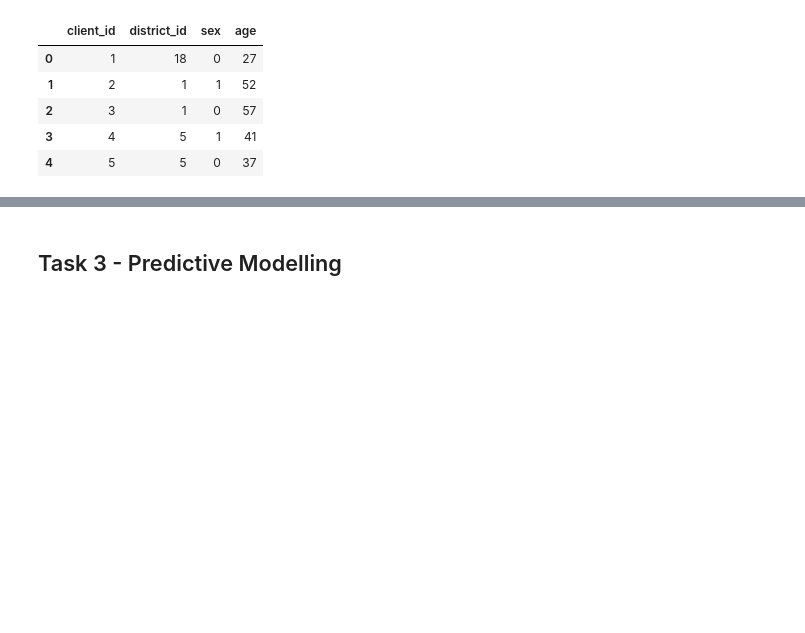
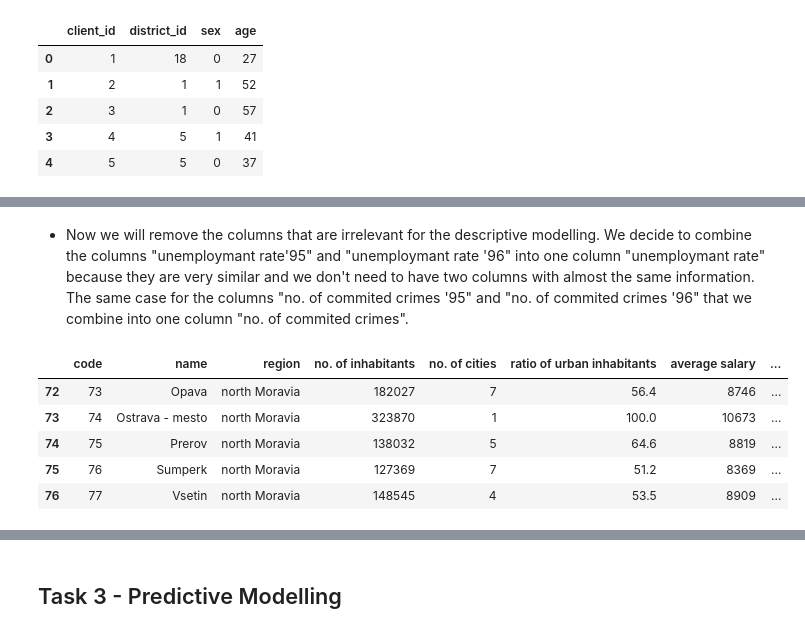
Before and after one commit to DanielaTomas/FCUP-DM1, a Jupyter notebook: DM1.ipynb, the cells around one changed output, grey strips where cells are left out. Drawn from its saved outputs; the diff is of its cells as text; code cells hidden in the pictures; blank space fills up the shorter version.

```diff
--- a/DM1.ipynb
+++ b/DM1.ipynb
@@ -984,0 +1001,2 @@ client.head()
+# %% [markdown]
+* Now we will remove the columns that are irrelevant for the descriptive modelling. We decide to combine the columns "unemploymant rate\'95" and "unemploymant rate \'96" into one column "unemploymant rate" because they are very similar and we don't need to have two columns with almost the same information. The same case for the columns "no. of commited crimes \'95" and "no. of commited crimes \'96" that we combine into one column "no. of commited crimes".
@@ -984,0 +1016,9 @@ client.head()
+# %%
+district_cluster.tail()
+# %% [output]
+|  | code | name | region | no. of inhabitants | no. of cities | ratio of urban inhabitants | average salary | ... |
+| 72 | 73 | Opava | north Moravia | 182027 | 7 | 56.4 | 8746 | ... |
+| 73 | 74 | Ostrava - mesto | north Moravia | 323870 | 1 | 100.0 | 10673 | ... |
+| 74 | 75 | Prerov | north Moravia | 138032 | 5 | 64.6 | 8819 | ... |
+| 75 | 76 | Sumperk | north Moravia | 127369 | 7 | 51.2 | 8369 | ... |
+| 76 | 77 | Vsetin | north Moravia | 148545 | 4 | 53.5 | 8909 | ... |
```
Also changed, not shown: parts of 25 cells of this notebook.
